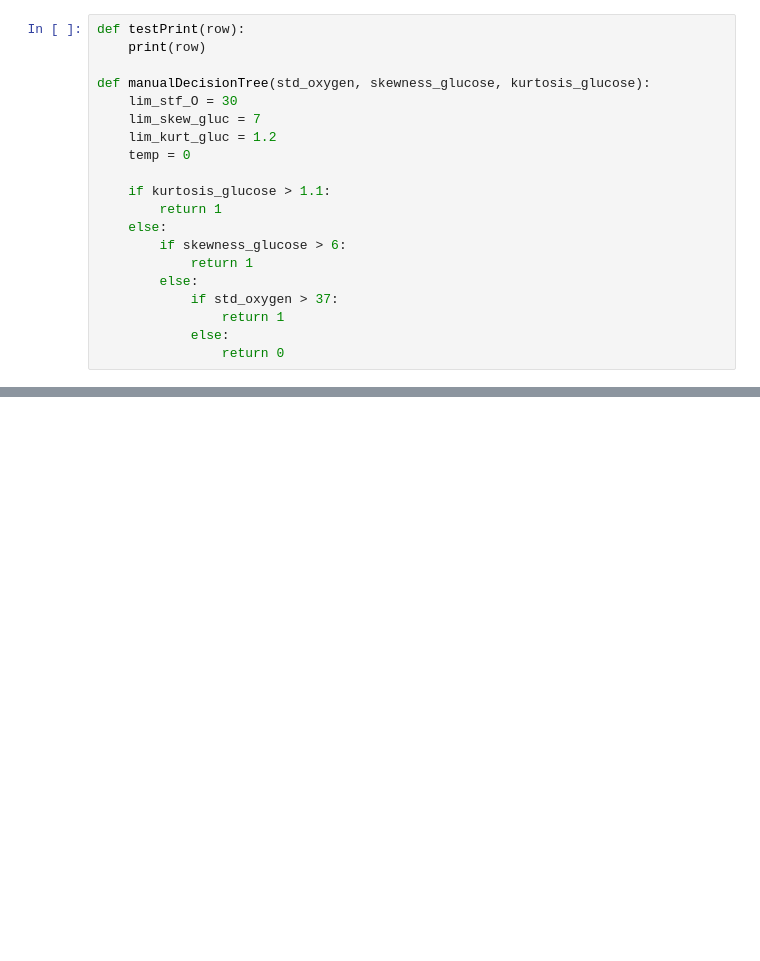
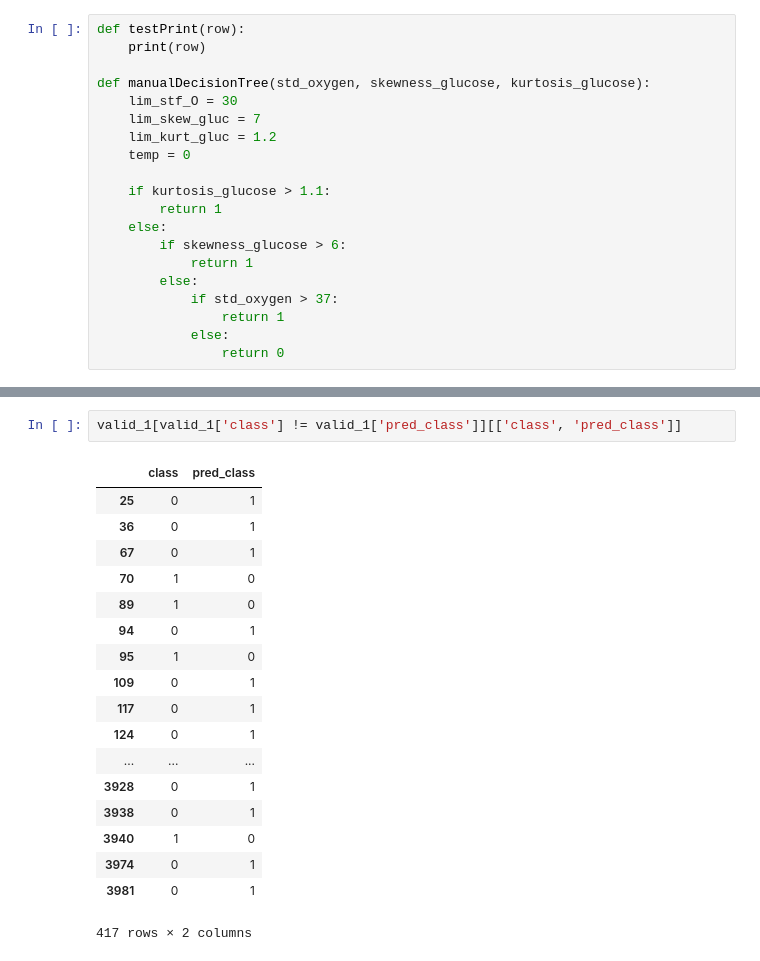
Before and after one commit to LBukai/IAU_project, a Jupyter notebook: phase3.ipynb, the cells around one changed output, grey strips where cells are left out. Cells and saved outputs as stored; diff of their text form; blank space fills up the shorter version.

```diff
--- a/phase3.ipynb
+++ b/phase3.ipynb
@@ -274,0 +324,21 @@ train_1[train_1['class'] != train_1['pred_class']][['class', 'pred_class']]
+# %%
+valid_1[valid_1['class'] != valid_1['pred_class']][['class', 'pred_class']]
+# %% [output]
+|  | class | pred_class |
+| 25 | 0 | 1 |
+| 36 | 0 | 1 |
+| 67 | 0 | 1 |
+| 70 | 1 | 0 |
+| 89 | 1 | 0 |
+| 94 | 0 | 1 |
+| 95 | 1 | 0 |
+| 109 | 0 | 1 |
+| 117 | 0 | 1 |
+| 124 | 0 | 1 |
+| ... | ... | ... |
+| 3928 | 0 | 1 |
+| 3938 | 0 | 1 |
+| 3940 | 1 | 0 |
+| 3974 | 0 | 1 |
+| 3981 | 0 | 1 |
+417 rows × 2 columns
```
Also changed, not shown: parts of 10 cells of this notebook.
